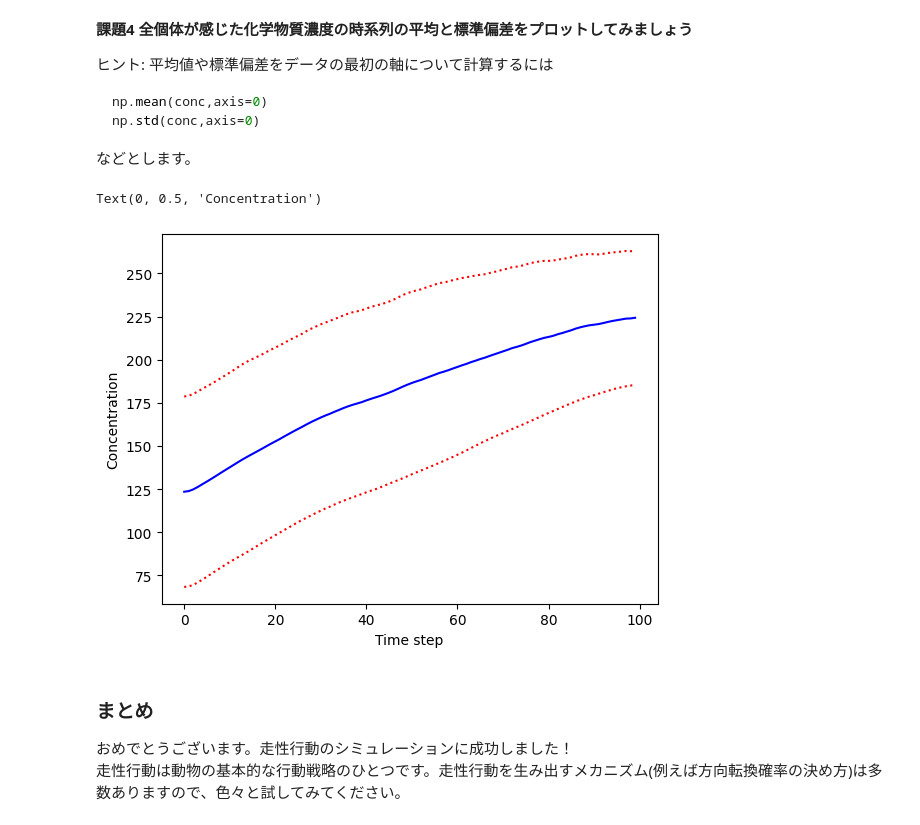
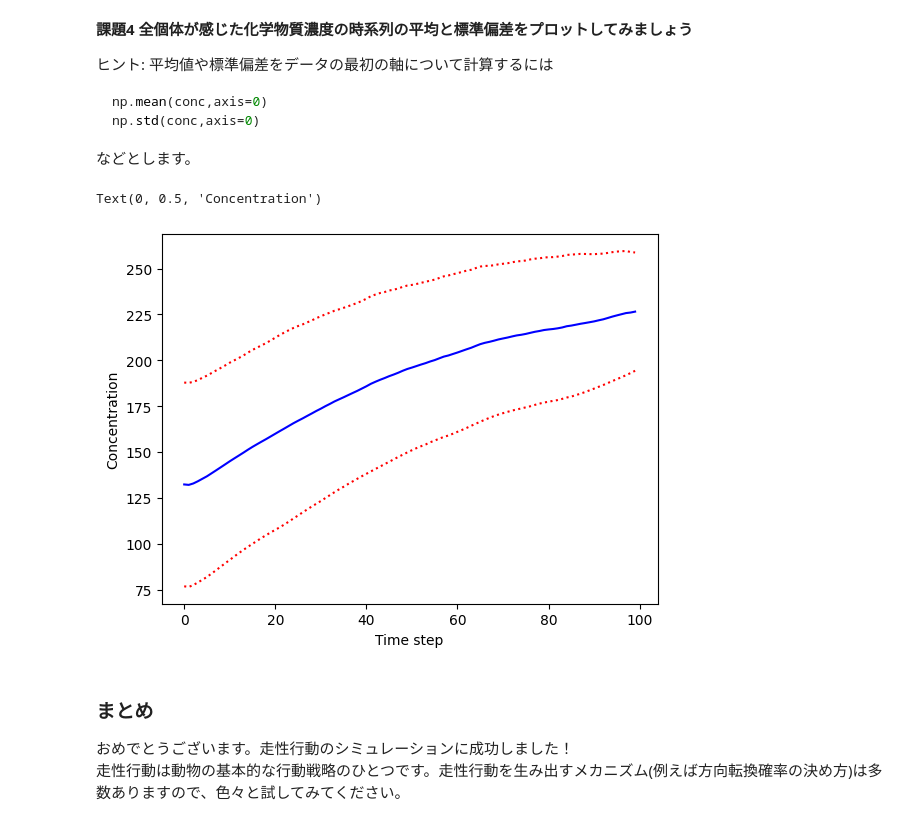
Before and after one commit to YuToyoshima/python_samples, a Jupyter notebook: pirouette_answer.ipynb, the cells around one changed output. Saved outputs shown, nothing was run; the diff lists cells and outputs as text; code cells hidden in the pictures.

```diff
--- a/pirouette_answer.ipynb
+++ b/pirouette_answer.ipynb
@@ -184,15 +184,15 @@ np.std(conc,axis=0)
 などとします。
 # %%
 ###### 以下に記載
-concAll = func_gradient(trajectory_x, trajectory_y)
+concAll = func_gradient(trajectory_y, trajectory_x)
 concMean = np.mean(concAll[:,:-1],axis=0)
 concStd = np.std(concAll[:,:-1],axis=0)
 plt.plot(range(max_time),concMean,'b-',range(max_time),concMean+concStd,'r:',range(max_time),concMean-concStd,'r:')
 plt.xlabel("Time step")
 plt.ylabel("Concentration")
 # %% [output]
 Text(0, 0.5, 'Concentration')
-[figure, old version]
+[figure, new version]
 # %% [markdown]
 ### まとめ
 おめでとうございます。走性行動のシミュレーションに成功しました！
```
Also changed, not shown: parts of 1 cell of this notebook.
